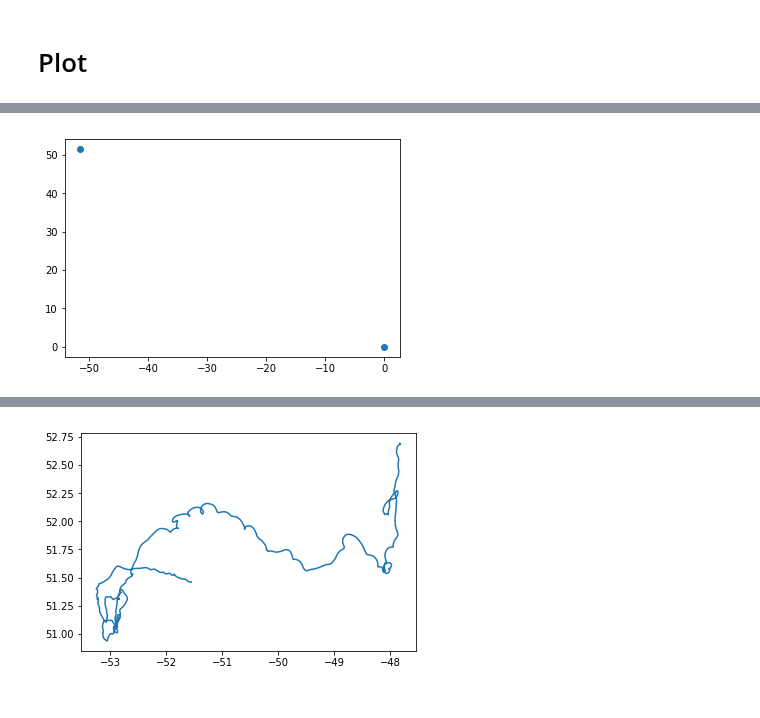
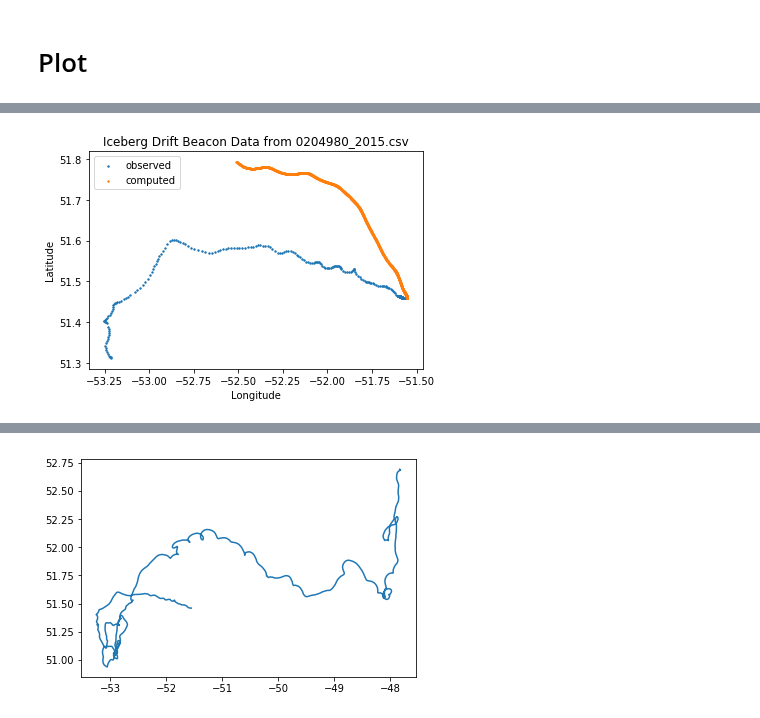
Before and after one commit to evankielley/IceDEF, a Jupyter notebook: notebooks/drift_simulator.ipynb, the cells around one changed output, grey strips where cells are left out. Drawn from its saved outputs; the diff is of its cells as text; code cells hidden in the pictures.

```diff
--- a/notebooks/drift_simulator.ipynb
+++ b/notebooks/drift_simulator.ipynb
@@ -93,8 +90,13 @@ plt.show()
-# %%
-plt.scatter(sim.history['x'], sim.history['y'])
-plt.show()
-# %% [output]
-[figure, removed]
+# %%
+plt.scatter(ref_berg.history['X'], ref_berg.history['Y'], s=2, label='observed')
+plt.scatter(sim.history['x'], sim.history['y'], s=2, label='computed')
+plt.title('Iceberg Drift Beacon Data from 0204980_2015.csv')
+plt.xlabel('Longitude')
+plt.ylabel('Latitude')
+plt.legend()
+plt.show()
+# %% [output]
+[figure, added]
 # %%
 plt.plot(sim.history['t'], sim.history['vx'], label='vx')
 plt.plot(sim.history['t'], sim.history['vy'], label='vy')
```
Also changed, not shown: parts of 13 cells of this notebook.
